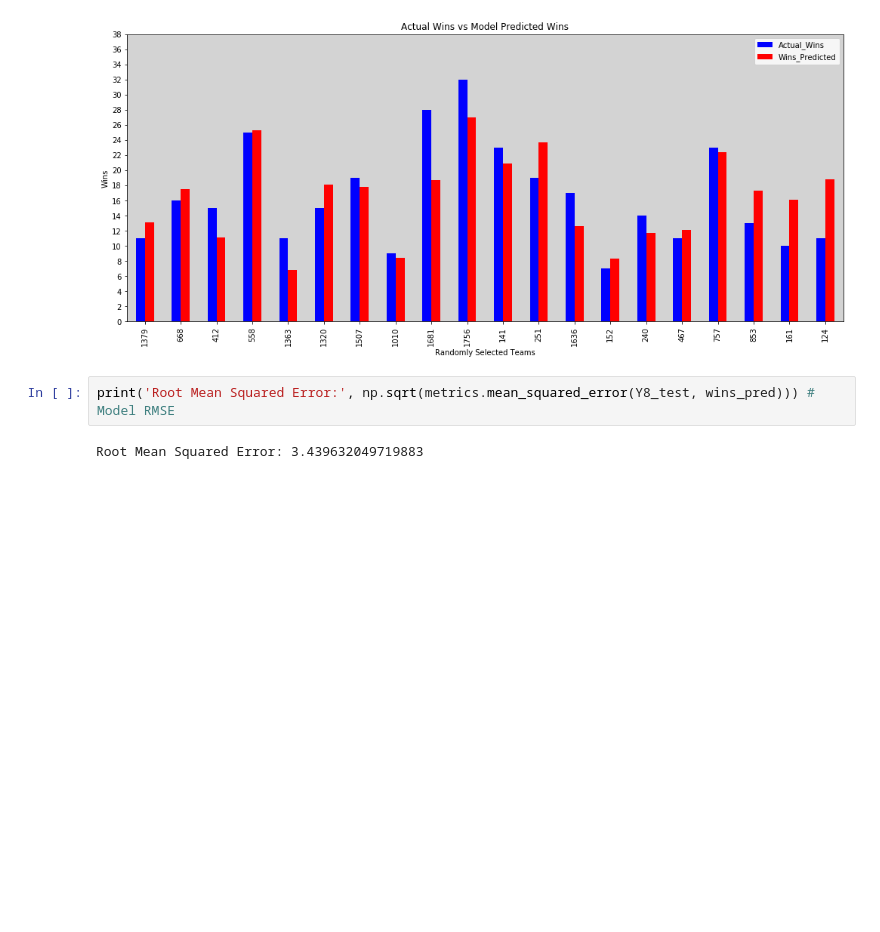
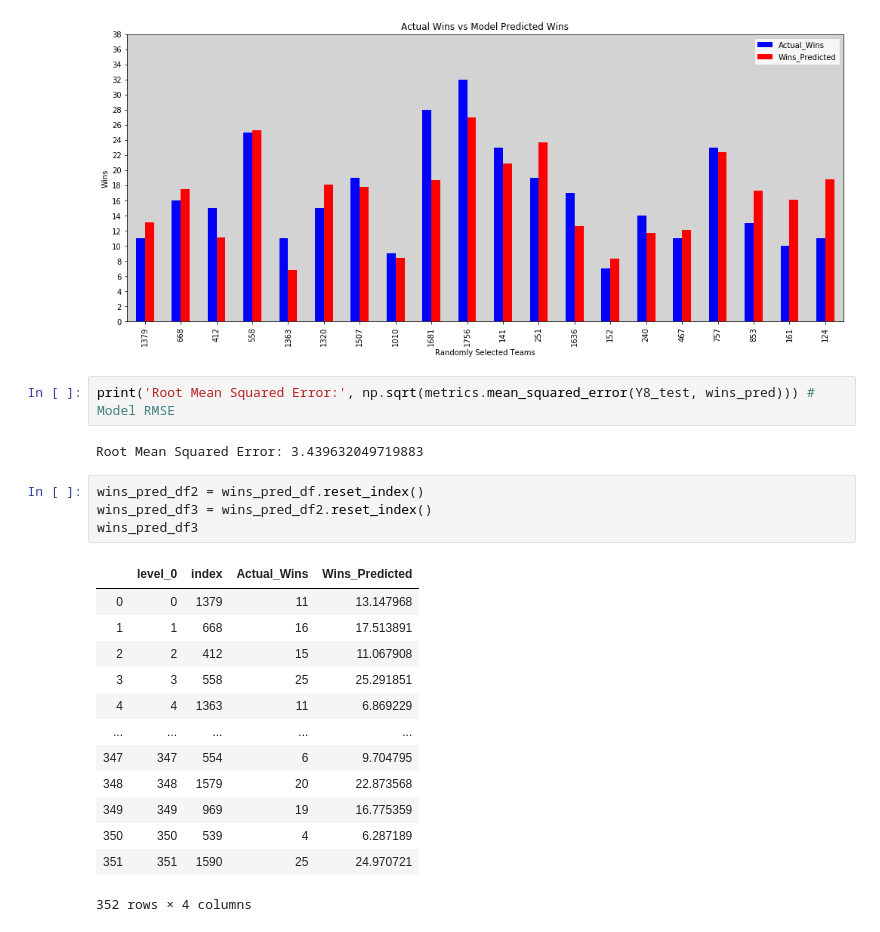
Before and after one commit to ChrisFiorentine/mod2_project, a Jupyter notebook: Final_notebook.ipynb, the cells around one changed output. Drawn from its saved outputs; the diff is of its cells as text; blank space fills up the shorter version.

```diff
--- a/Final_notebook.ipynb
+++ b/Final_notebook.ipynb
@@ -1170,3 +1174,21 @@ ax.set_facecolor("lightgrey")
 print('Root Mean Squared Error:', np.sqrt(metrics.mean_squared_error(Y8_test, wins_pred))) # Model RMSE
 # %% [output]
 Root Mean Squared Error: 3.439632049719883
+# %%
+wins_pred_df2 = wins_pred_df.reset_index()
+wins_pred_df3 = wins_pred_df2.reset_index()
+wins_pred_df3
+# %% [output]
+|  | level_0 | index | Actual_Wins | Wins_Predicted |
+| 0 | 0 | 1379 | 11 | 13.147968 |
+| 1 | 1 | 668 | 16 | 17.513891 |
+| 2 | 2 | 412 | 15 | 11.067908 |
+| 3 | 3 | 558 | 25 | 25.291851 |
+| 4 | 4 | 1363 | 11 | 6.869229 |
+| ... | ... | ... | ... | ... |
+| 347 | 347 | 554 | 6 | 9.704795 |
+| 348 | 348 | 1579 | 20 | 22.873568 |
+| 349 | 349 | 969 | 19 | 16.775359 |
+| 350 | 350 | 539 | 4 | 6.287189 |
+| 351 | 351 | 1590 | 25 | 24.970721 |
+352 rows × 4 columns
```
Also changed, not shown: parts of 14 cells of this notebook.
